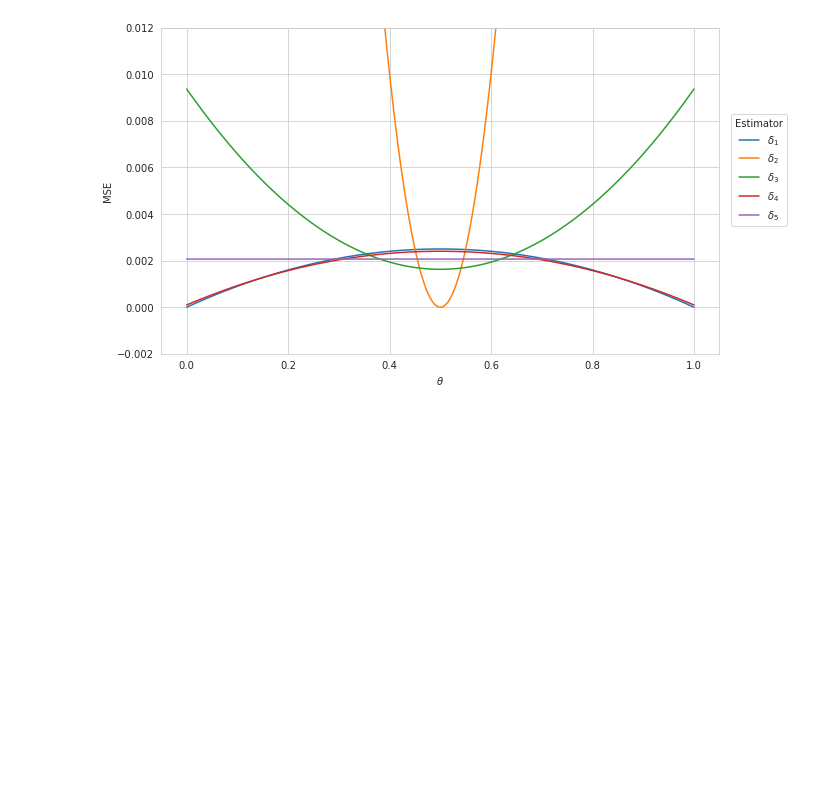
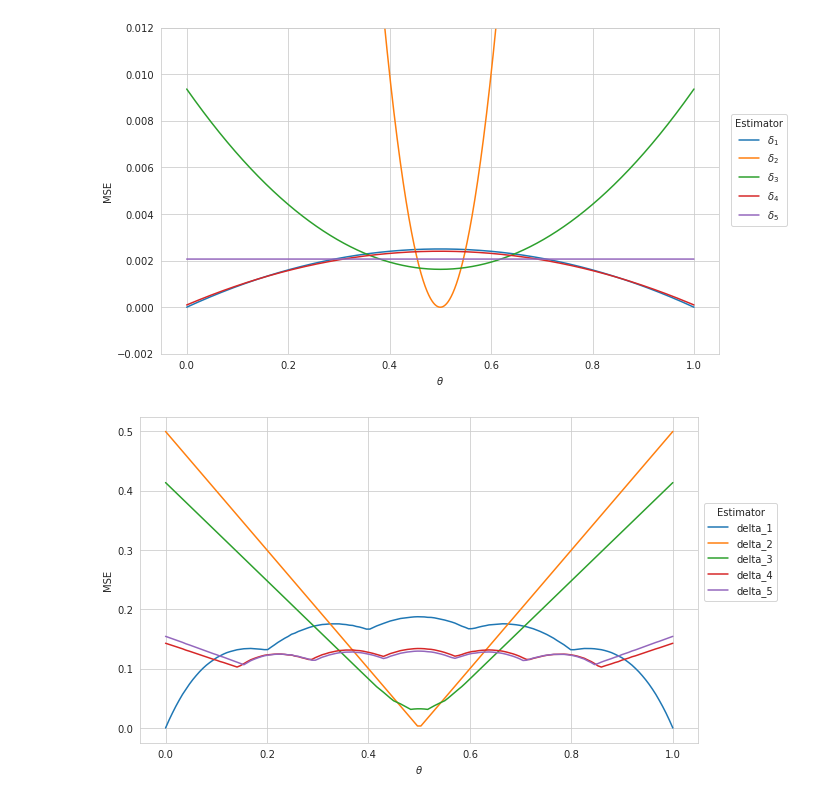
Before and after one commit to WHITSNAK/sta_602, a Jupyter notebook: hw4/hw4.ipynb, the cells around one changed output. Saved outputs shown, nothing was run; the diff lists cells and outputs as text; code cells hidden in the pictures; blank space fills up the shorter version.

Commit message:
add 3.d plots

```diff
--- a/hw4/hw4.ipynb
+++ b/hw4/hw4.ipynb
@@ -111,3 +111,40 @@ ax.set_ylim(-0.002, 0.012)
 fig.show()
 # %% [output]
 [figure]
+# %%
+from itertools import product
+
+def maeEstimate(X, n, theta):
+    return {
+        '$\\delta_1$': np.abs(X/n - theta).mean(),
+        '$\\delta_2$': np.abs(0.5 - theta).mean(),
+        '$\\delta_3$': np.abs((X+12)/(n+24) - theta).mean(),
+        '$\\delta_4$': np.abs((X+1)/(n+2) - theta).mean(),
+        '$\\delta_5$': np.abs((X+np.sqrt(n)/2)/(n+np.sqrt(n)) - theta).mean(),
+    }
+
+sampleSize = 500000
+ns = [5, 100]
+thetas = np.linspace(0, 1, 150)
+
+maes = []
+for n, theta in product(ns, thetas):
+    X = np.random.binomial(n=n, p=theta, size=sampleSize)
+    mae = maeEstimate(X, n, theta)
+    mae['theta'] = theta
+    mae['n'] = n
+    maes.append(mae)
+# %%
+df = pd.DataFrame(maes)
+# %%
+fig, ax = plt.subplots(figsize=(10, 6))
+
+df[df.n==5].set_index('theta').drop(['n'], axis=1).plot(ax=ax)
+
+ax.set_xlabel("$\\theta$")
+ax.set_ylabel("MSE")
+ax.legend(title='Estimator', loc='best', bbox_to_anchor=(1.15, 0.75))
+# ax.set_ylim(-0.002, 0.012)
+fig.show()
+# %% [output]
+[figure, added]
```
Also changed, not shown: parts of 1 cell of this notebook, 2 other files.
